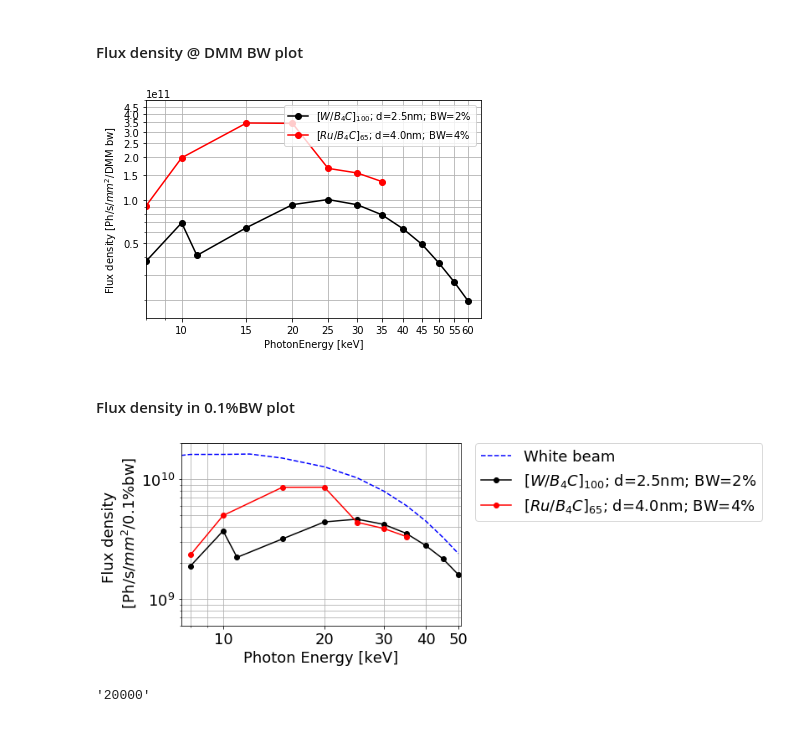
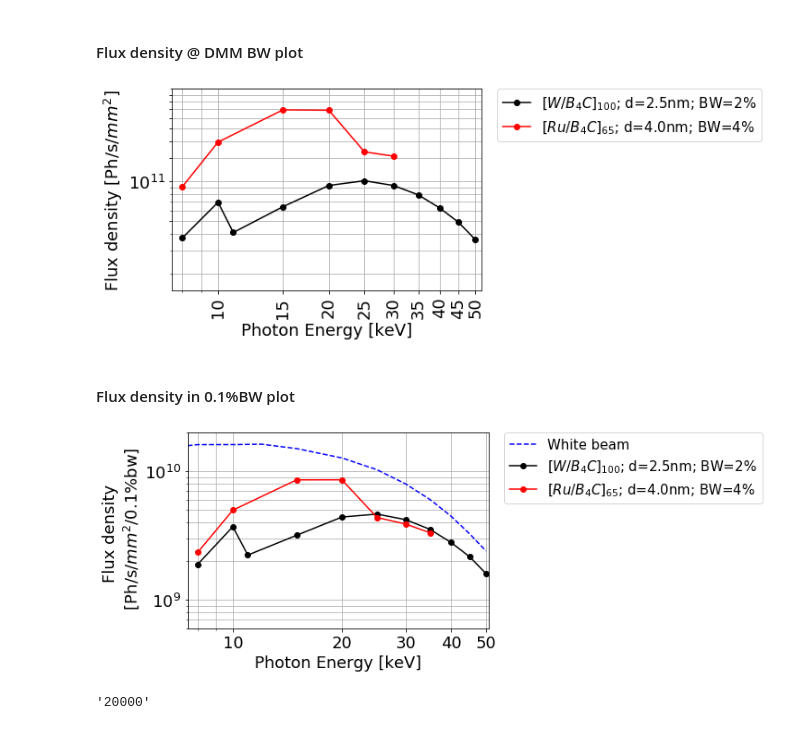
Before and after one commit to gianthk/BEATS_raytracing, a Jupyter notebook: BEATS_TDR-Chapter_07f_Optics_Raytracing-Flux_density.ipynb, the cells around one changed output. Saved outputs shown, nothing was run; the diff lists cells and outputs as text; code cells hidden in the pictures.

```diff
--- a/BEATS_TDR-Chapter_07f_Optics_Raytracing-Flux_density.ipynb
+++ b/BEATS_TDR-Chapter_07f_Optics_Raytracing-Flux_density.ipynb
@@ -262,22 +267,23 @@ FluxDensity = pd.read_csv(FluxDensityDMM_filecsv, sep=',', names=names, skiprows
 # %%
 # plot of the flux density @ 43m
 f, ax = plt.subplots()
-plt.plot(1e-3*FluxDensity['E'][0:13].astype('float'), FluxDensity['I'][0:13].astype('float'), 'o-k')
-plt.plot(1e-3*FluxDensity['E'][20:28].astype('float'), FluxDensity['I'][20:28].astype('float'), 'o-r')
+plt.plot(1e-3*FluxDensity['E'][0:11].astype('float'), FluxDensity['I'][0:11].astype('float'), 'o-k')
+plt.plot(1e-3*FluxDensity['E'][20:26].astype('float'), FluxDensity['I'][20:26].astype('float'), 'o-r')
 ax.set_xscale('log')
 ax.set_yscale('log')
 plt.xticks(np.arange(5, 65, 5))
+plt.xticks(rotation=90)
 plt.yticks(np.arange(5e10, 5e11, 5e10))
-ax.set(xlim=(8, 65), ylim=(1.5e10, 5e11))
+ax.set(xlim=(7.5, 52), ylim=(1.5e10, 5e11))
 ax.xaxis.set_major_formatter(ScalarFormatter())
-ax.yaxis.set_major_formatter(ScalarFormatter())
-plt.xlabel('PhotonEnergy [keV]')
-plt.ylabel('Flux density [Ph/s/$mm^2$/DMM bw]')
+# ax.yaxis.set_major_formatter(ScalarFormatter())
+plt.xlabel('Photon Energy [keV]')
+plt.ylabel('Flux density [Ph/s/$mm^2$]')
 plt.grid(True, which="both")
-plt.legend(['$[W/B_{4}C]_{100}$; d=2.5nm; BW=2%', '$[Ru/B_{4}C]_{65}$; d=4.0nm; BW=4%'], loc='upper right')
+plt.legend(['$[W/B_{4}C]_{100}$; d=2.5nm; BW=2%', '$[Ru/B_{4}C]_{65}$; d=4.0nm; BW=4%'],  bbox_to_anchor=(1.05, 1), borderaxespad=0., loc='upper left', fontsize='small')
 f.savefig("BEATS_DMM_flux_density_DMMBW.png", bbox_inches='tight', dpi=600)
 # %% [output]
-[figure, old version]
+[figure, new version]
 # %% [markdown]
 #### Flux density in 0.1%BW plot
 # %%
@@ -298,10 +304,10 @@ ax.xaxis.set_major_formatter(ScalarFormatter())
 plt.xlabel('Photon Energy [keV]')
 plt.ylabel('Flux density \n [Ph/s/$mm^2$/0.1%bw]')
 plt.grid(True, which="both")
-plt.legend(['White beam', '$[W/B_{4}C]_{100}$; d=2.5nm; BW=2%', '$[Ru/B_{4}C]_{65}$; d=4.0nm; BW=4%'], bbox_to_anchor=(1.05, 1), borderaxespad=0., loc='upper left')
+plt.legend(['White beam', '$[W/B_{4}C]_{100}$; d=2.5nm; BW=2%', '$[Ru/B_{4}C]_{65}$; d=4.0nm; BW=4%'], bbox_to_anchor=(1.05, 1), borderaxespad=0., loc='upper left', fontsize='small')
 f.savefig("BEATS_DMM_flux_density_0.1%BW_01.png", bbox_inches='tight', dpi=600)
 # %% [output]
-[figure, old version]
+[figure, new version]
 # %%
 FluxDensity['E'][23]
 # %% [output]
```
Also changed, not shown: parts of 8 cells of this notebook, 18 other files.
